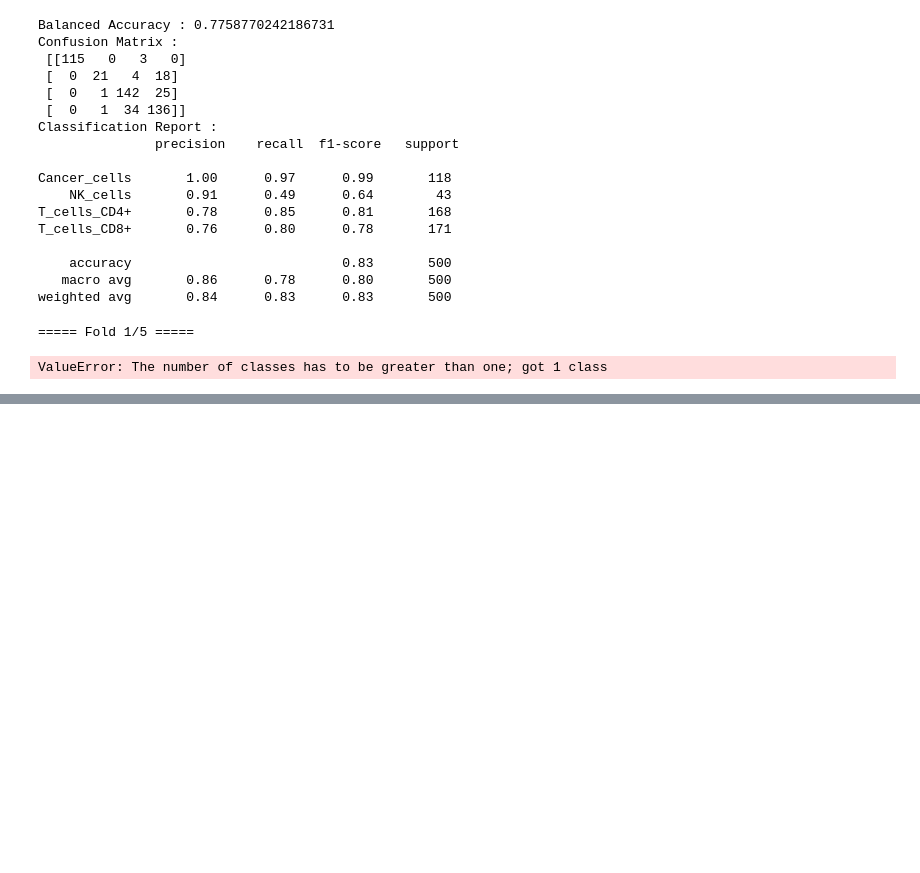
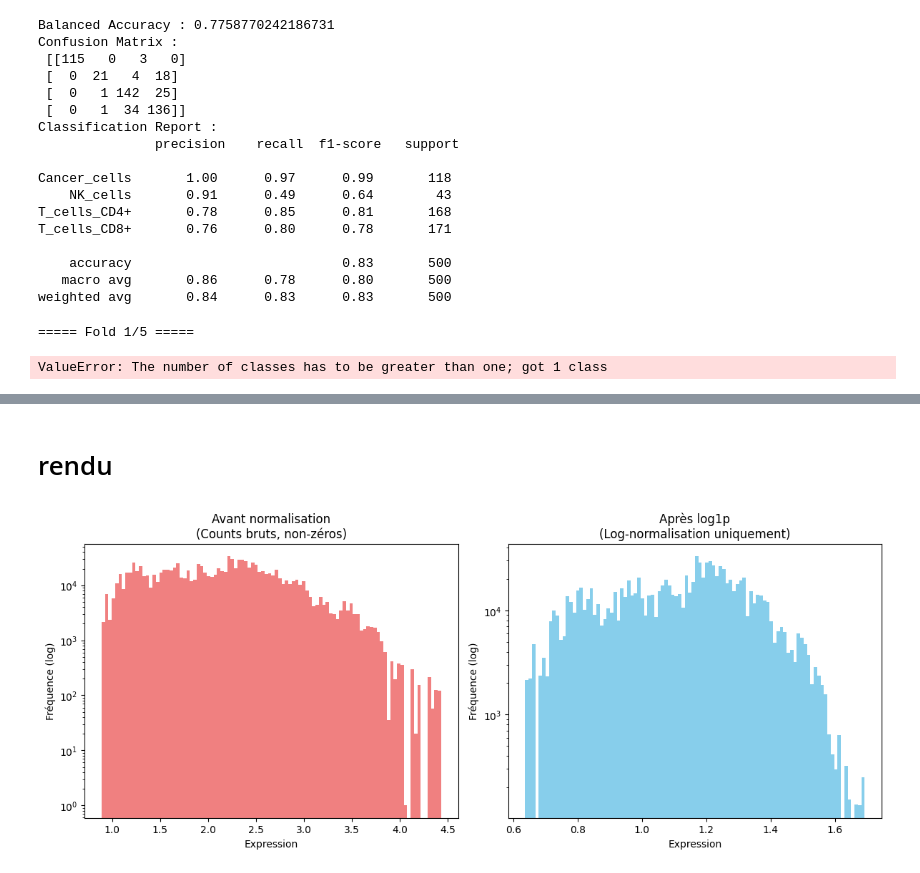
Before and after one commit to DataCampDS/scmark-classification-team_avengers, a Jupyter notebook: Sarah/sc-Marrk-1.ipynb, the cells around one changed output, grey strips where cells are left out. Drawn from its saved outputs; the diff is of its cells as text; code cells hidden in the pictures; blank space fills up the shorter version.

```diff
--- a/Sarah/sc-Marrk-1.ipynb
+++ b/Sarah/sc-Marrk-1.ipynb
@@ -2062,0 +3924,34 @@ ValueError: The number of classes has to be greater than one; got 1 class
+# %% [markdown]
+# rendu
+# %%
+import numpy as np
+import matplotlib.pyplot as plt
+
+# 1️⃣ Données
+X_dense = X_train.toarray().astype(float)
+
+# 2️⃣ Log-normalisation UNIQUEMENT
+X_log = np.log1p(X_dense)
+
+# 3️⃣ Histogrammes (valeurs individuelles, non-zéros)
+X_before = X_dense[X_dense > 0]
+X_after = X_log[X_log > 0]
+
+plt.figure(figsize=(12, 5))
+
+plt.subplot(1, 2, 1)
+plt.hist(X_before, bins=100, log=True, color="lightcoral")
+plt.title("Avant normalisation\n(Counts bruts, non-zéros)")
+plt.xlabel("Expression")
+plt.ylabel("Fréquence (log)")
+
+plt.subplot(1, 2, 2)
+plt.hist(X_after, bins=100, log=True, color="skyblue")
+plt.title("Après log1p\n(Log-normalisation uniquement)")
+plt.xlabel("Expression")
+plt.ylabel("Fréquence (log)")
+
+plt.tight_layout()
+plt.show()
+# %% [output]
+[figure, added]
```
Also changed, not shown: parts of 34 cells of this notebook, 1 other file.
